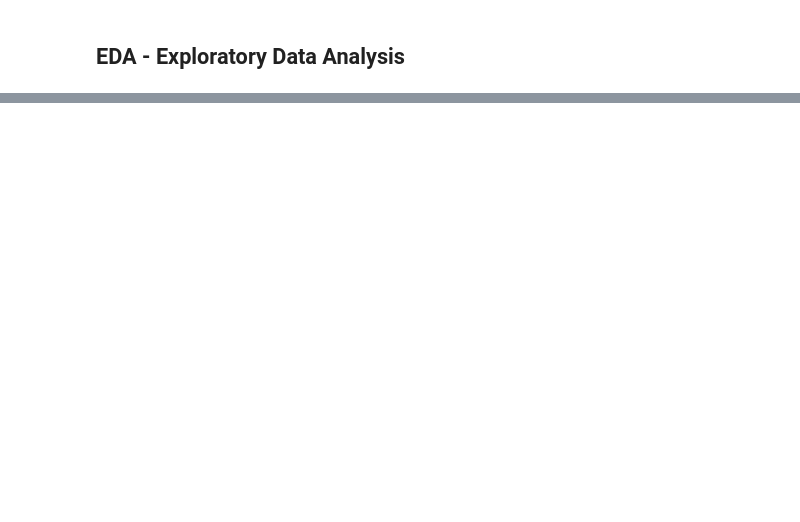
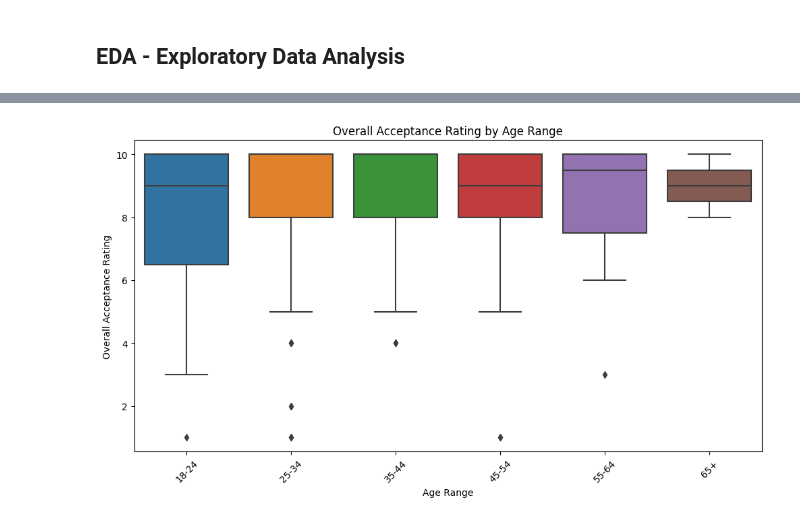
Before and after one commit to amarinmcg/societalacceptanceoflgbtqcommunity, a Jupyter notebook: societalacceptance.ipynb, the cells around one changed output, grey strips where cells are left out. Saved outputs shown, nothing was run; the diff lists cells and outputs as text; code cells hidden in the pictures; blank space fills up the shorter version.

Commit message:
conducted a data preprocess and eda of data

```diff
--- a/societalacceptance.ipynb
+++ b/societalacceptance.ipynb
@@ -34,0 +217,17 @@ df.head(5)
+# %%
+# Bivariate analysis
+# Age Range vs Overall Acceptance Rating
+plt.figure(figsize=(12, 6))
+sns.boxplot(
+    data=df,
+    x='Age Range',
+    y='Overall Acceptance Rating',
+    order=sorted(df['Age Range'].unique())
+)
+plt.title('Overall Acceptance Rating by Age Range')
+plt.xlabel('Age Range')
+plt.ylabel('Overall Acceptance Rating')
+plt.xticks(rotation=45)
+plt.show()
+# %% [output]
+[figure, added]
```
Also changed, not shown: parts of 18 cells of this notebook.
